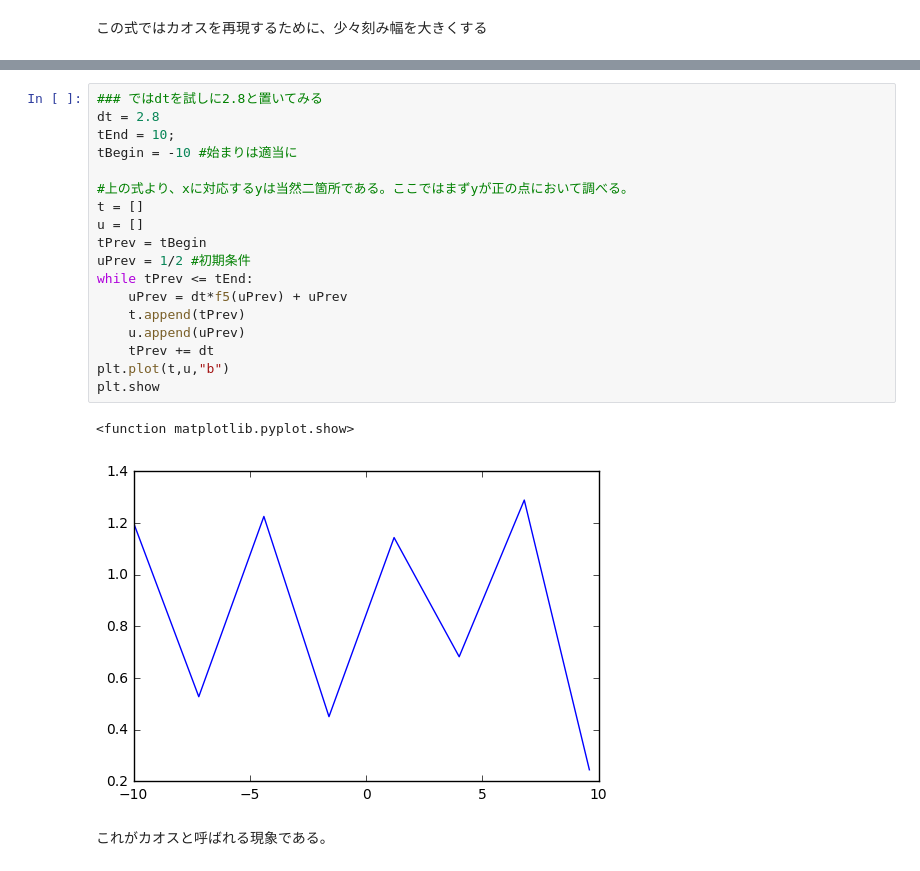
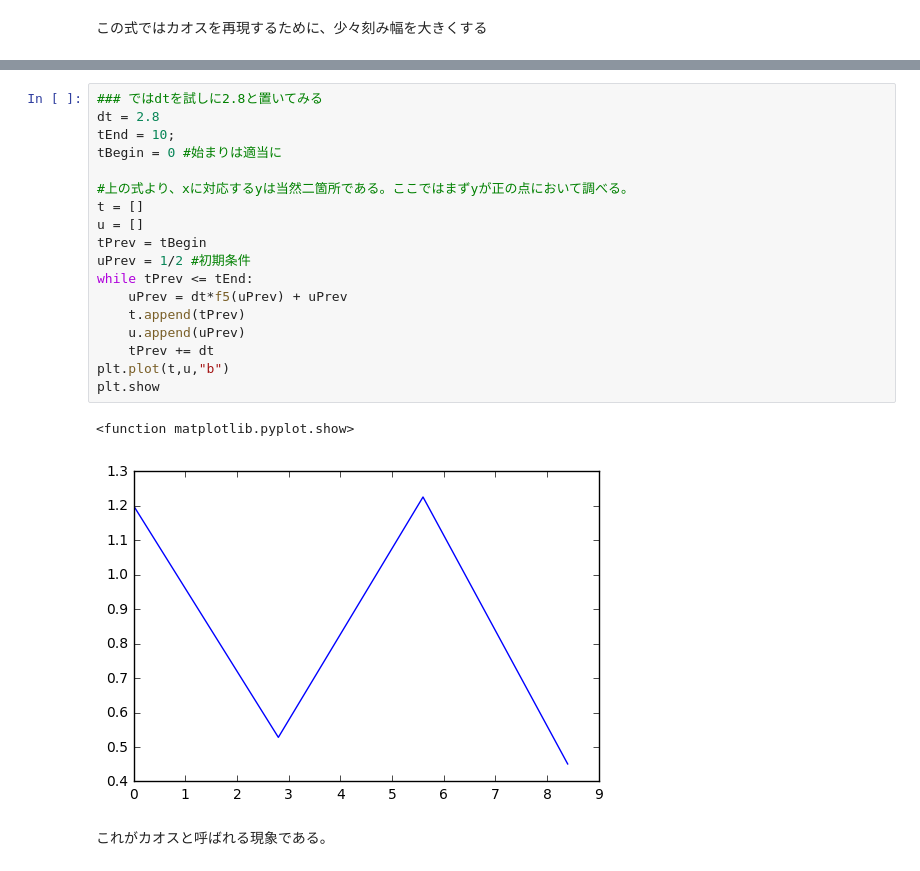
Before and after one commit to ryoppippi/EulerMethod, a Jupyter notebook: Euler.ipynb, the cells around one changed output, grey strips where cells are left out. Drawn from its saved outputs; the diff is of its cells as text.

```diff
--- a/Euler.ipynb
+++ b/Euler.ipynb
@@ -213,24 +213,24 @@ plt.show
 # %%
 ### ではdtを試しに2.8と置いてみる
 dt = 2.8
 tEnd = 10;
-tBegin = -10 #始まりは適当に
+tBegin = 0 #始まりは適当に
 
 #上の式より、xに対応するyは当然二箇所である。ここではまずyが正の点において調べる。
 t = []
 u = []
 tPrev = tBegin
 uPrev = 1/2 #初期条件
 while tPrev <= tEnd:
     uPrev = dt*f5(uPrev) + uPrev
     t.append(tPrev)
     u.append(uPrev)
     tPrev += dt
 plt.plot(t,u,"b")
 plt.show
 # %% [output]
 <function matplotlib.pyplot.show>
-[figure, old version]
+[figure, new version]
 # %% [markdown]
 これがカオスと呼ばれる現象である。
 # %% [markdown]
```
Also changed, not shown: parts of 1 cell of this notebook.
